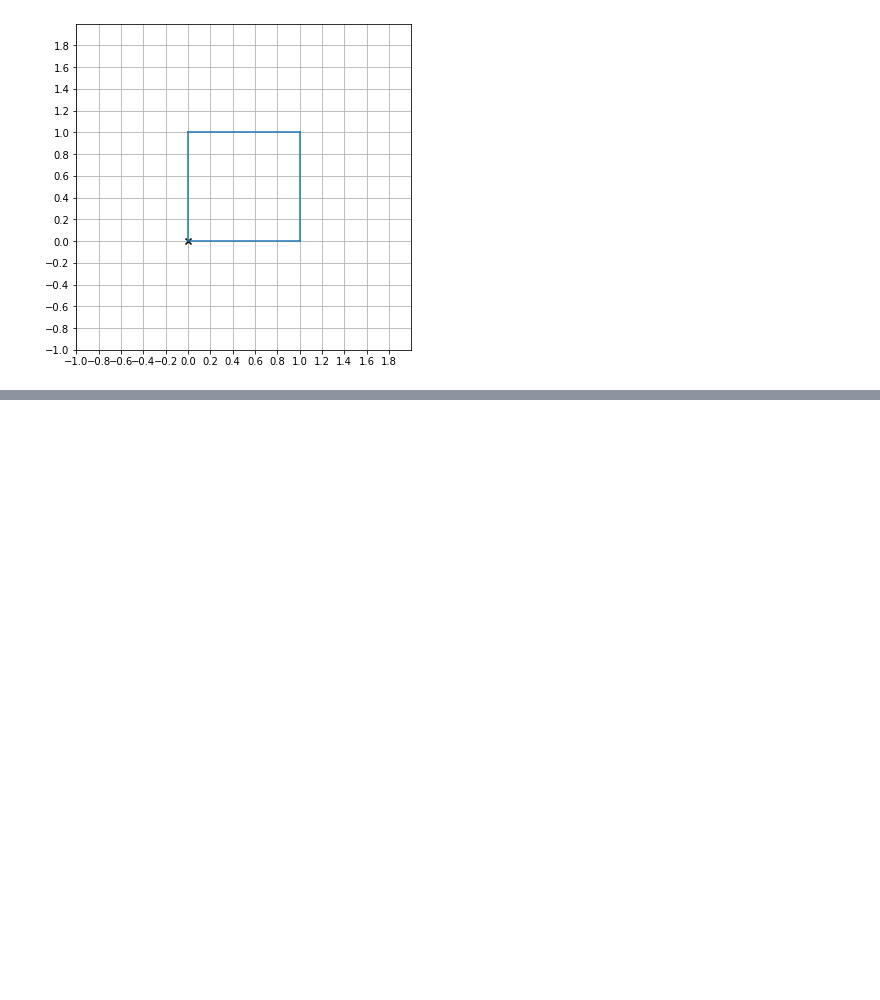
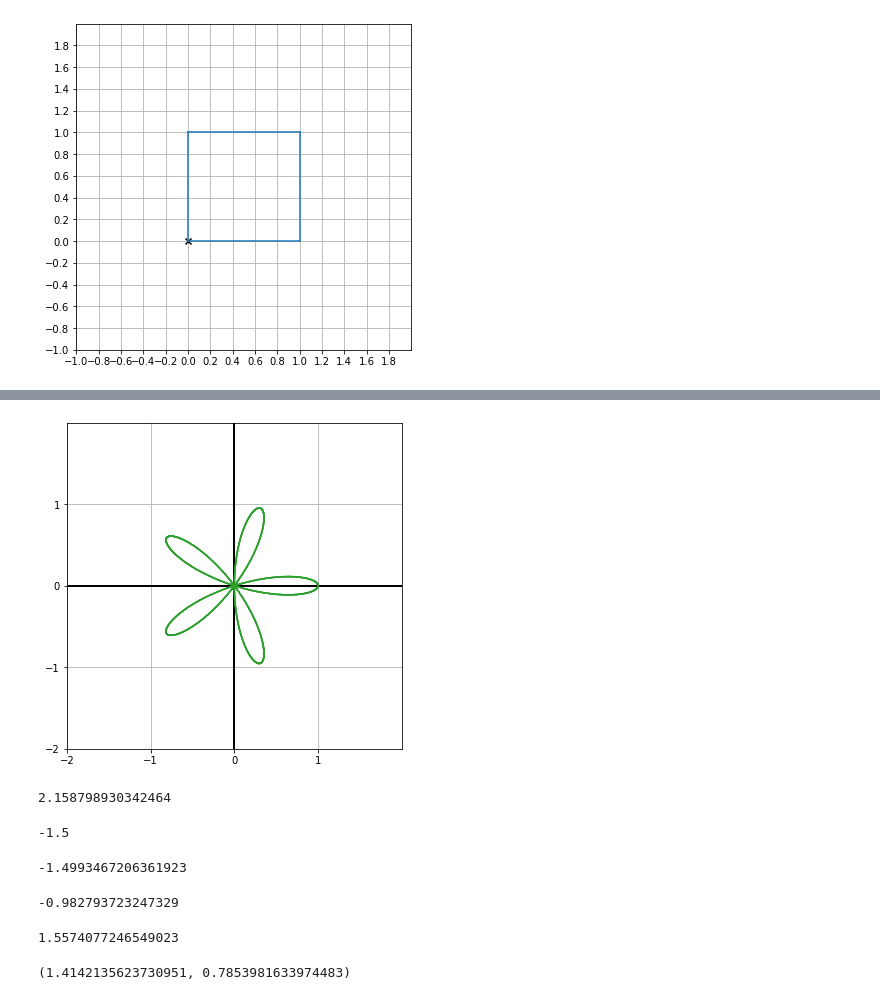
Before and after one commit to saradhimpardha/math_for_programmers, a Jupyter notebook: chapter_02/ch02_exercises.ipynb, the cells around one changed output, grey strips where cells are left out. Cells and saved outputs as stored; diff of their text form; code cells hidden in the pictures; blank space fills up the shorter version.

Commit message:
transfrming collections of vectors

```diff
--- a/chapter_02/ch02_exercises.ipynb
+++ b/chapter_02/ch02_exercises.ipynb
@@ -239,0 +319,18 @@ draw(Polygon(*square), grid=(0.2,0.2), axes=None)
+# %%
+polar_coords = [(cos(x*pi/100.0), 2*pi*x/1000.0) for x in range(0,1000)]
+vectors = [to_cartesian(*p) for p in polar_coords]
+draw(Polygon(*vectors, color=green))
+# %% [output]
+[figure, added]
+# %%
+atan2(3,-2)
+# %% [output]
+2.158798930342464
+# %%
+-3/2
+# %% [output]
+-1.5
+# %%
+tan(2.159)
+# %% [output]
+-1.4993467206361923
@@ -239,0 +339,12 @@ draw(Polygon(*square), grid=(0.2,0.2), axes=None)
+# %%
+atan(-3/2)
+# %% [output]
+-0.982793723247329
+# %%
+tan(1/1)
+# %% [output]
+1.5574077246549023
+# %%
+to_polar((1,1))
+# %% [output]
+(1.4142135623730951, 0.7853981633974483)
```
Also changed, not shown: parts of 32 cells of this notebook.
